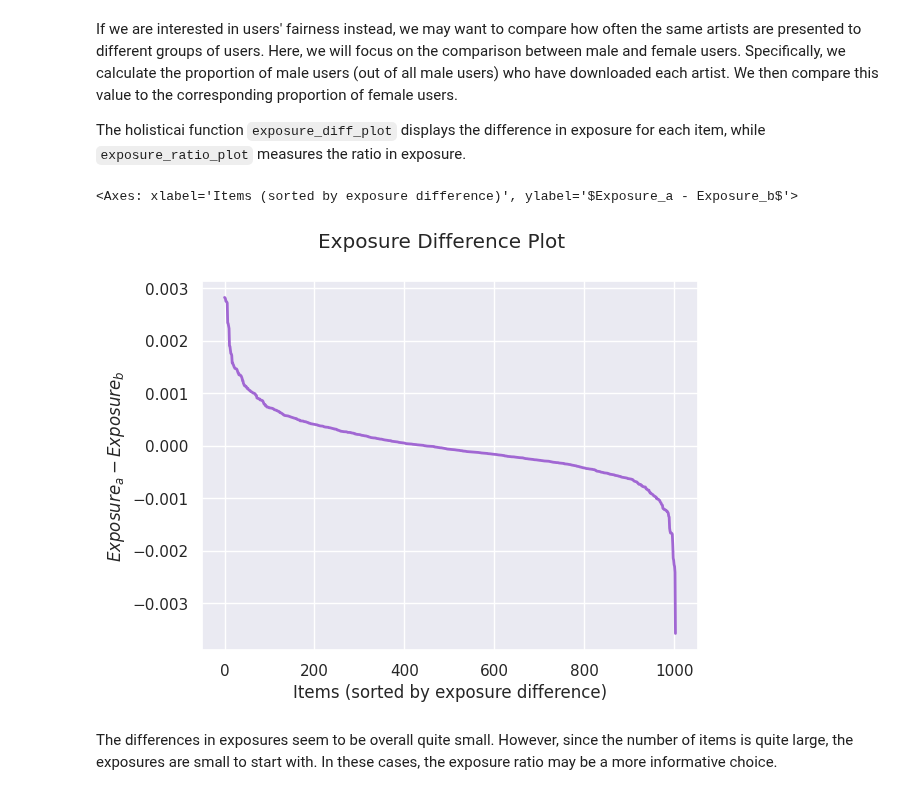
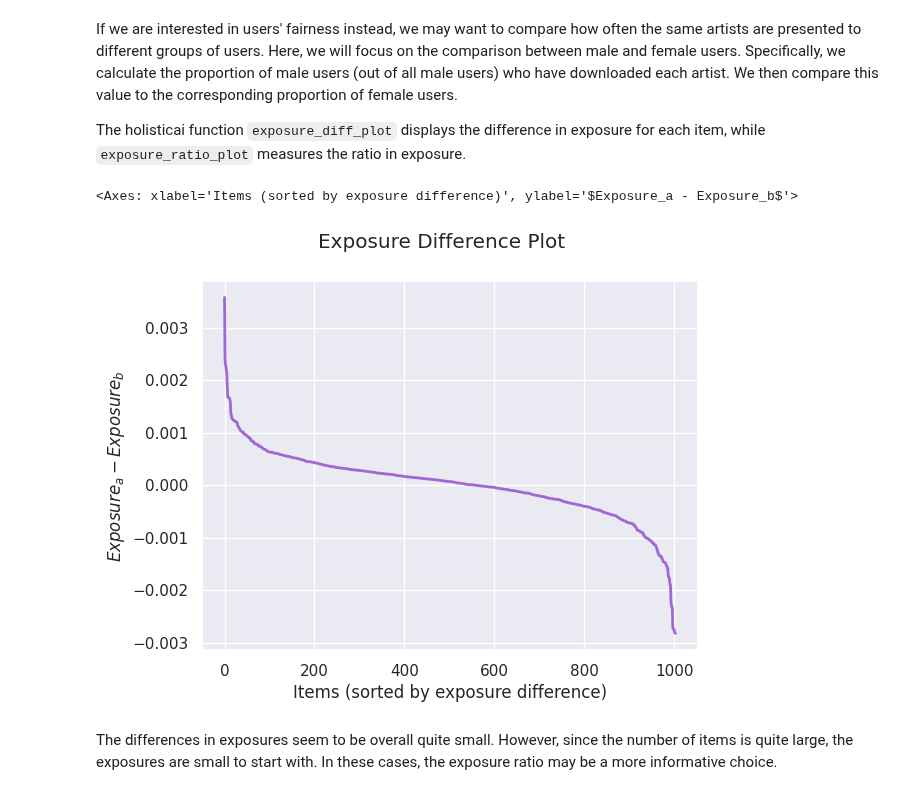
Before and after one commit to holistic-ai/holisticai, a Jupyter notebook: tutorials/bias/measuring_bias_tutorials/measuring_bias_recommender.ipynb, the cells around one changed output. Cells and saved outputs as stored; diff of their text form; code cells hidden in the pictures.

Commit message:
refactor: updating bias measuring tutorials with new dataset processing

```diff
--- a/tutorials/bias/measuring_bias_tutorials/measuring_bias_recommender.ipynb
+++ b/tutorials/bias/measuring_bias_tutorials/measuring_bias_recommender.ipynb
@@ -84,0 +22,4 @@ df_pivot
+# %%
+from holisticai.datasets import load_dataset
+df, p_attr = load_dataset(dataset='lastfm', preprocessed=True, as_array=False)
+df
@@ -124,12 +74,12 @@ If we are interested in users' fairness instead, we may want to compare how ofte
 The holisticai function `exposure_diff_plot` displays the difference in exposure for each item, while `exposure_ratio_plot` measures the ratio in exposure.
 # %%
 # sorted exposure differences
-group_a = p_attr=='f'
-group_b = p_attr=='m'
-exposure_diff_plot(group_a, group_b, df_pivot.to_numpy())
+group_a = p_attr
+group_b = ~p_attr
+exposure_diff_plot(group_a, group_b, df.to_numpy())
 # %% [output]
 <Axes: xlabel='Items (sorted by exposure difference)', ylabel='$Exposure_a - Exposure_b$'>
-[figure, old version]
+[figure, new version]
 # %% [markdown]
 The differences in exposures seem to be overall quite small. However, since the number of items is quite large, the exposures are small to start with. In these cases, the exposure ratio may be a more informative choice.
 # %%
```
Also changed, not shown: parts of 27 cells of this notebook, 1 other file.
